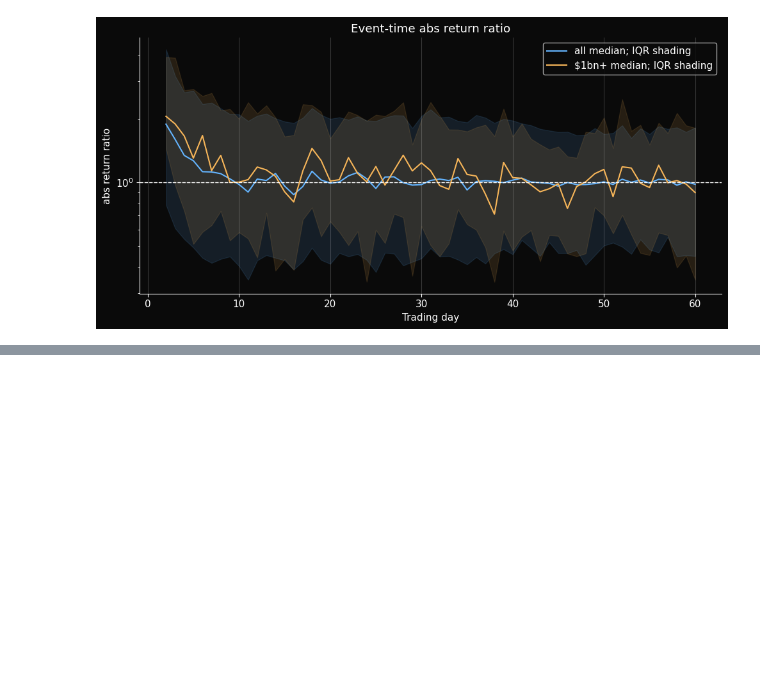
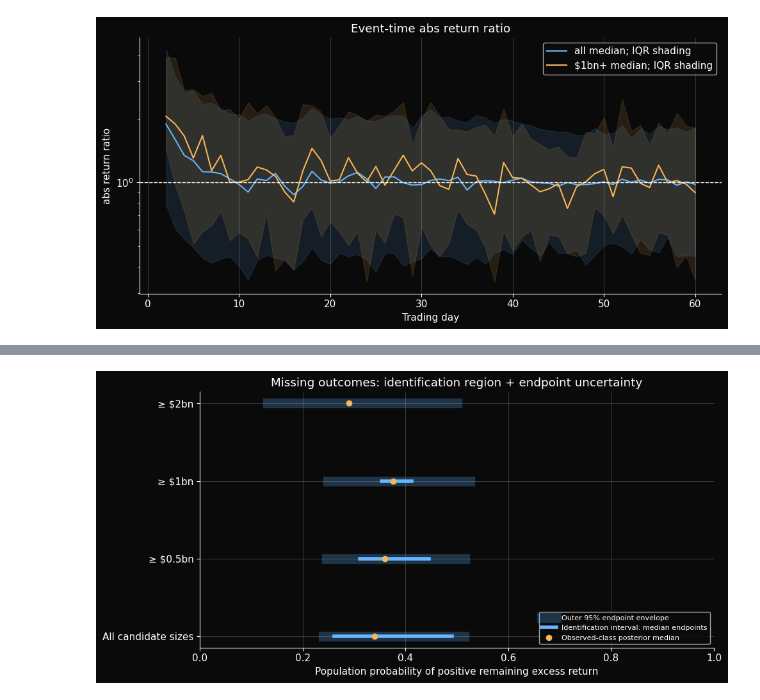
Before and after one commit to andreadevico1-oss/bayesian_ipo_study, a Jupyter notebook: bayesian_ipo_study.ipynb, the cells around one changed output, grey strips where cells are left out. Drawn from its saved outputs; the diff is of its cells as text; code cells hidden in the pictures; blank space fills up the shorter version.

```diff
--- a/bayesian_ipo_study.ipynb
+++ b/bayesian_ipo_study.ipynb
@@ -850,0 +934,8 @@ for variable, filename in [('cum_ti','13_cumulative_intensity'),('cum_rv','14_cu
+# %%
+bounds = pd.read_csv(OUT / 'tape_survivorship_bounds.csv')
+display(bounds.query("cutoff == 10 and event == 'positive'")
+        [['threshold','scope','N','n','pi','width','observed_rate','q_lo','q_hi',
+          'lower_median','upper_median','lower_lo','upper_hi']])
+fig = plots.bounds(bounds)
+plt.show()
+# %% [output]
@@ -850,0 +951 @@ for variable, filename in [('cum_ti','13_cumulative_intensity'),('cum_rv','14_cu
+[figure, added]
```
Also changed, not shown: parts of 2 cells of this notebook.
